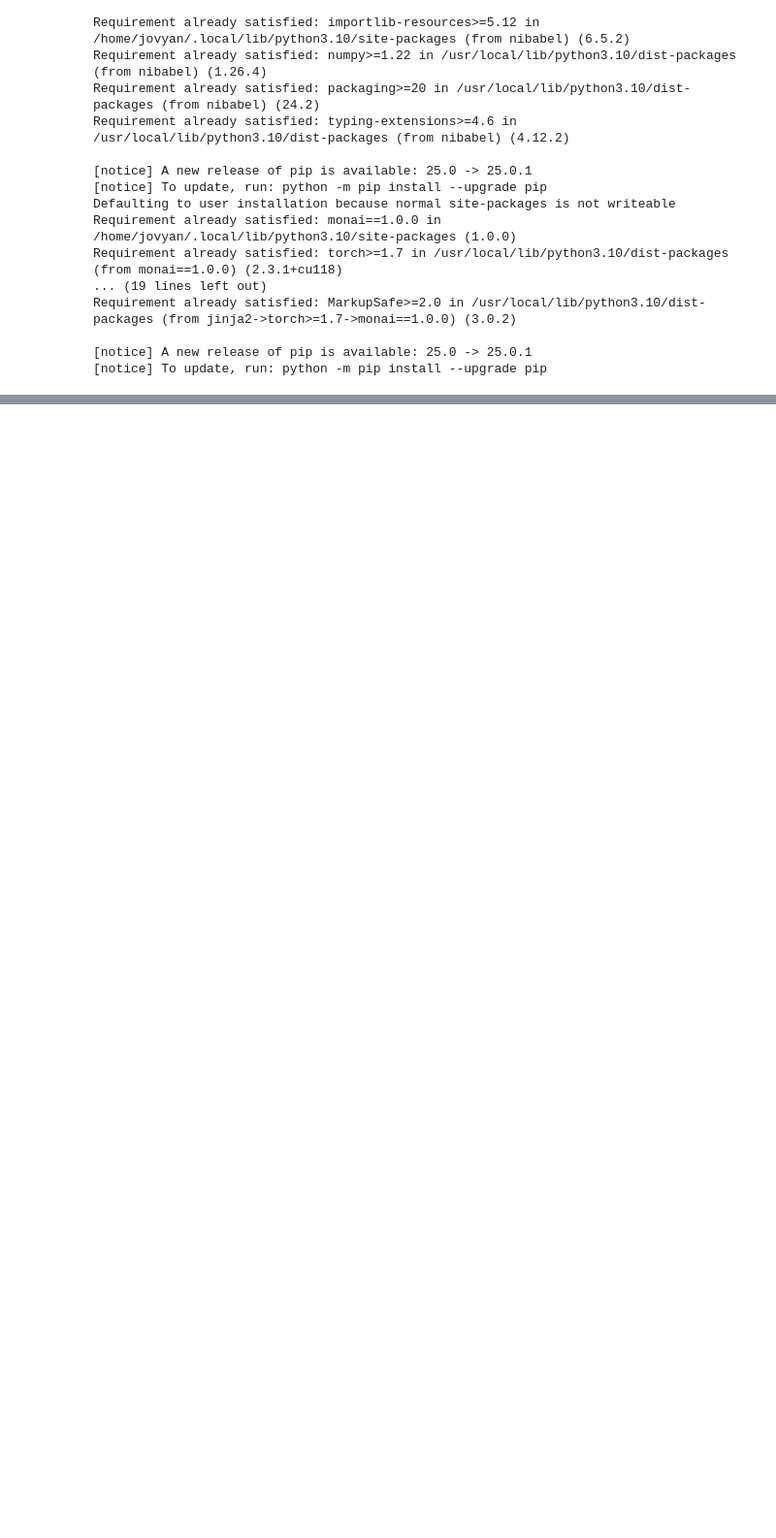
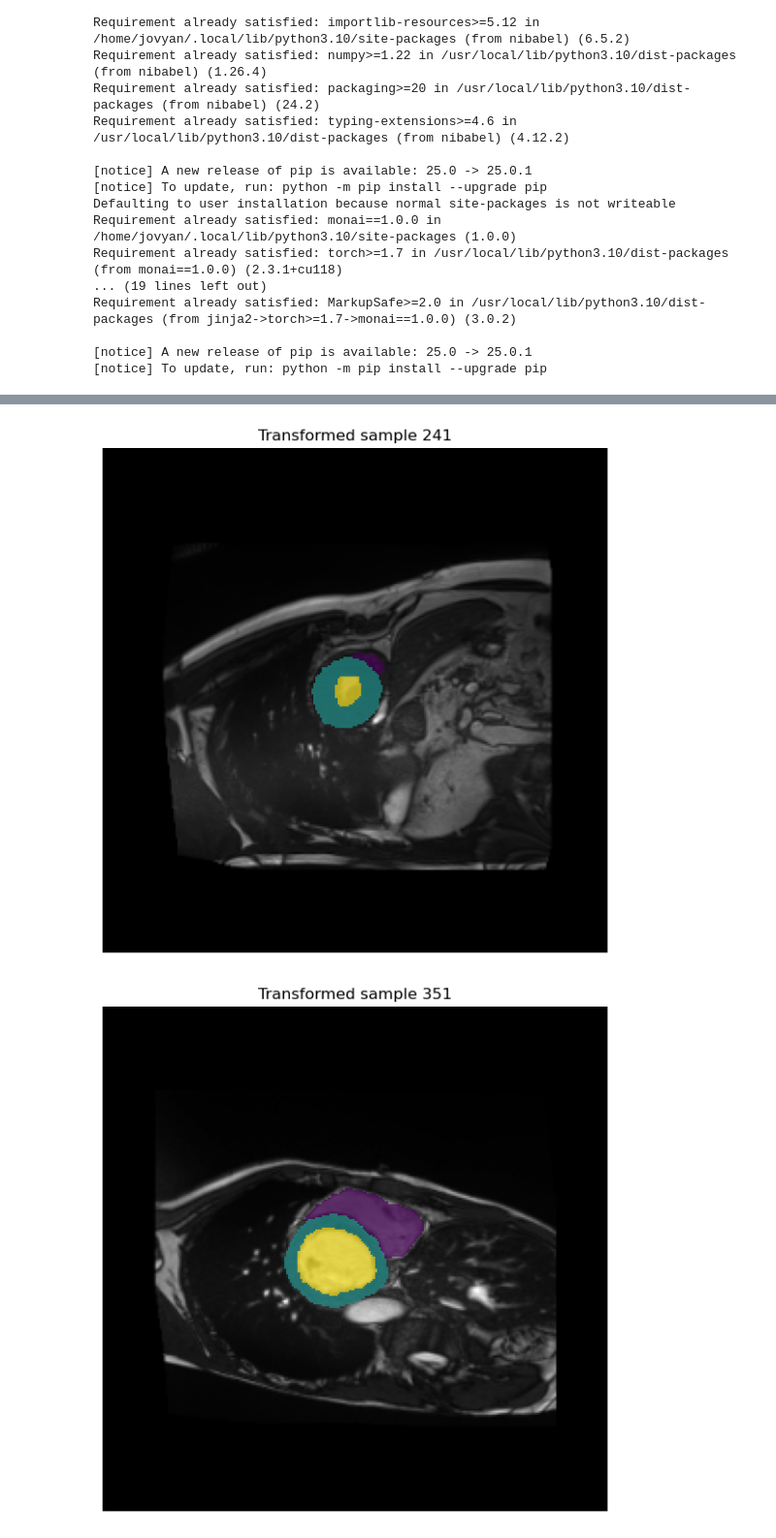
Before and after one commit to KarlijnLeussink/DLMIA, a Jupyter notebook: Script.ipynb, the cells around one changed output, grey strips where cells are left out. Shown at 97% size. Saved outputs shown, nothing was run; the diff lists cells and outputs as text; code cells hidden in the pictures; blank space fills up the shorter version.

```diff
--- a/Script.ipynb
+++ b/Script.ipynb
@@ -190,0 +239,18 @@ for i in range(4):
+# %%
+# No random transformations for validation.
+transform_validation = monai.transforms.Compose([
+    LoadHeartData(),  # Load the heart data (must be first!)
+    monai.transforms.AddChanneld(keys=['img', 'mask']),  # Add channel dimension for img and multilabel mask
+    monai.transforms.ScaleIntensityd(keys=['img'], minv=0, maxv=1),  # Normalize intensity to the range [0, 1]
+    monai.transforms.Spacingd(keys=["img", "mask"], pixdim=(1.25, 1.25), mode=("bilinear", "nearest")),  # Resample voxel spacing in x and y
+    monai.transforms.ResizeWithPadOrCropd(keys=['img', 'mask'], spatial_size=[256, 256]),  # Ensure consistent size [256, 256]
+])
+
+val_dataset = monai.data.CacheDataset(val_dict, transform=transform_validation) # Like before
+
+random_indices_visualize_val = random.sample(range(len(val_dataset)), 4)
+for i in random_indices_visualize_val:
+    visualize_heart_sample(val_dataset[i], title=f"Transformed sample {i}")
+# %% [output]
+[figure, added]
+[figure, added]
```
Also changed, not shown: parts of 7 cells of this notebook.
